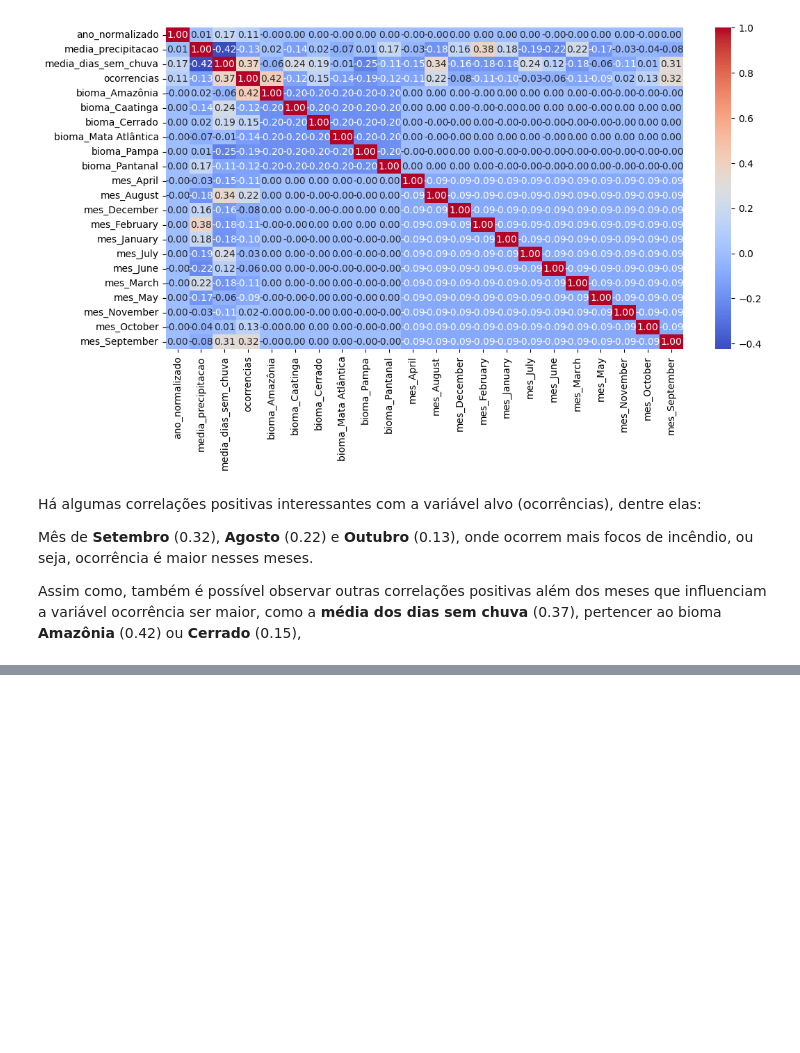
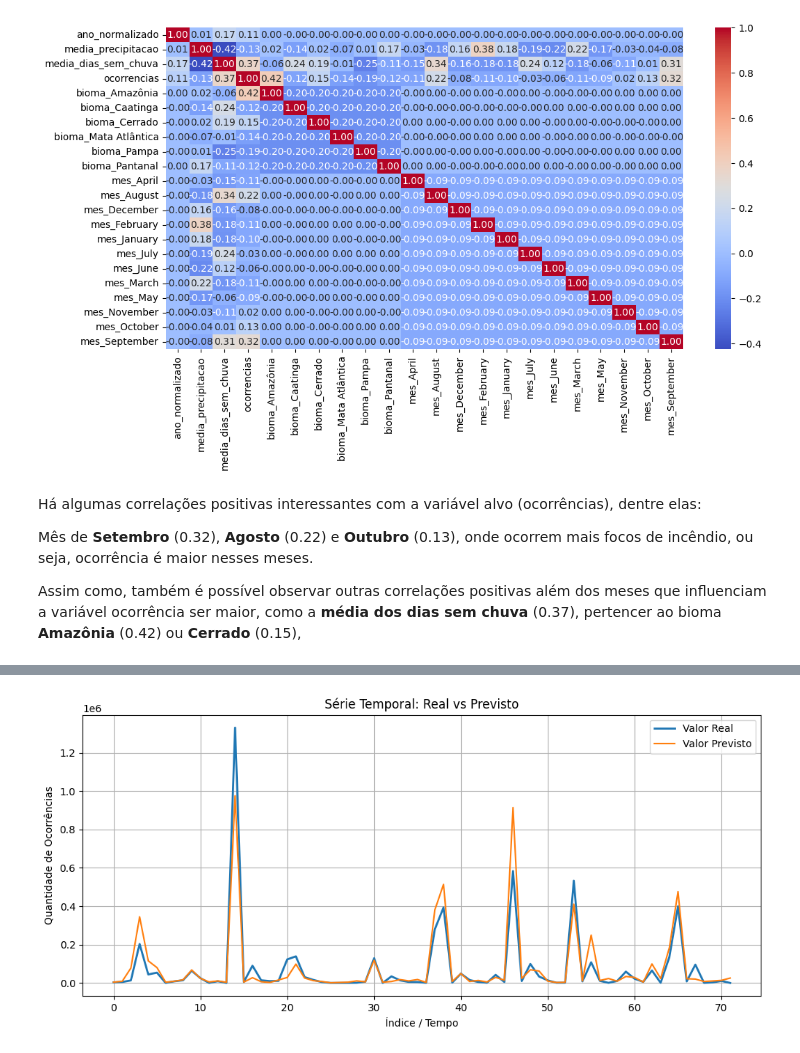
Before and after one commit to DiogoBotton/FIAP_GS_Forest_Fires, a Jupyter notebook: src/WildFire_TimeSeries/time_series.ipynb, the cells around one changed output, grey strips where cells are left out. Cells and saved outputs as stored; diff of their text form; code cells hidden in the pictures; blank space fills up the shorter version.

```diff
--- a/src/WildFire_TimeSeries/time_series.ipynb
+++ b/src/WildFire_TimeSeries/time_series.ipynb
@@ -202,0 +577,3 @@ Assim como, também é possível observar outras correlações positivas além d
+# %%
+predict_keras_train = model_keras.predict(df_X_train_scaled)
+predict_keras_test = model_keras.predict(df_X_test_scaled)
@@ -202,0 +583,13 @@ Assim como, também é possível observar outras correlações positivas além d
+# %%
+predict_keras_test = predict_keras_test.reshape(-1)
+# %%
+plt.figure(figsize=(12, 5))
+plt.plot(np.array(y_test), label='Valor Real', linewidth=2)
+plt.plot(predict_keras_test, label='Valor Previsto')
+plt.legend()
+plt.title('Série Temporal: Real vs Previsto')
+plt.xlabel('Índice / Tempo')
+plt.ylabel('Quantidade de Ocorrências')
+plt.grid(True)
+# %% [output]
+[figure, added]
```
Also changed, not shown: parts of 107 cells of this notebook, 4 other files.
